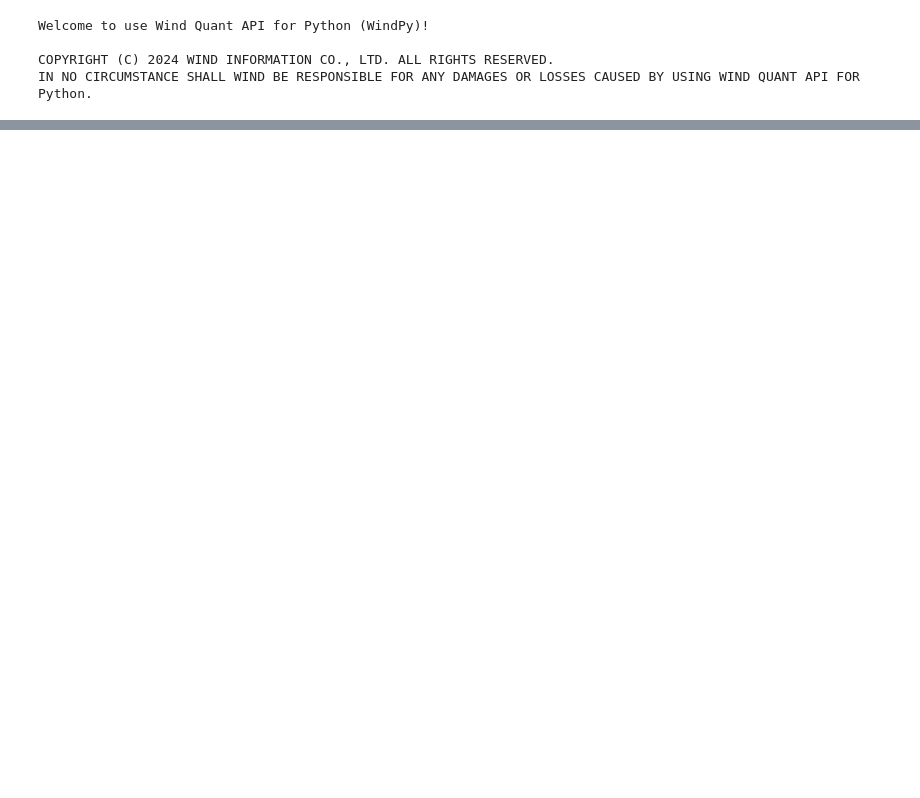
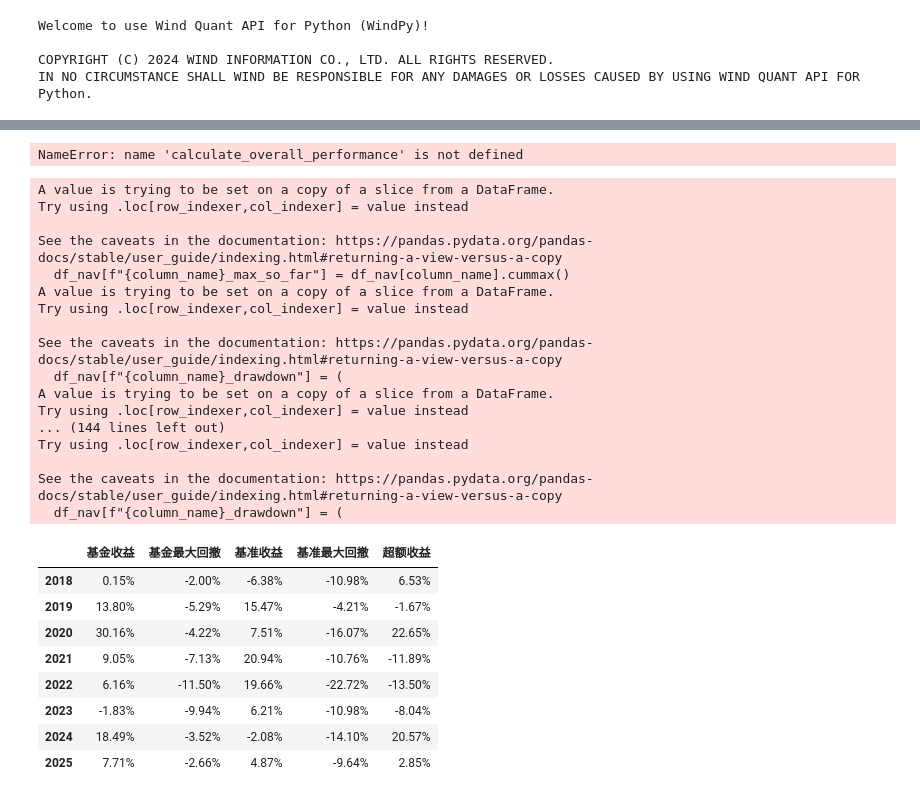
Before and after one commit to Slow-birds/Private_nav_research, a Jupyter notebook: test.ipynb, the cells around one changed output, grey strips where cells are left out. Saved outputs shown, nothing was run; the diff lists cells and outputs as text; code cells hidden in the pictures; blank space fills up the shorter version.

```diff
--- a/test.ipynb
+++ b/test.ipynb
@@ -135,0 +82,4 @@ def get_nav_ratio_table(df_nav):
+# %%
+overall_performance_dict = calculate_overall_performance(df_nav, df_drawdown, df_return)
+# %% [output]
+NameError: name 'calculate_overall_performance' is not defined
@@ -135,0 +95,71 @@ def get_nav_ratio_table(df_nav):
+# %%
+def calculate_annual_performance(df_nav: pd.DataFrame, benchmark_code: str) -> pd.DataFrame:
+    # 确保日期是datetime类型并按日期排序（避免inplace修改）
+    df_nav = df_nav.sort_values('date').copy()  # 只在需要时复制一次
+    # 获取每年最后一天的记录
+    year_end_nav = df_nav.groupby(df_nav['date'].dt.year).last()
+    # 初始化结果DataFrame
+    results = []
+    years = sorted(df_nav['date'].dt.year.unique())
+    for i, year in enumerate(years):
+        year_data = df_nav[df_nav['date'].dt.year == year]
+        # 计算年初价值
+        if i == 0:
+            fund_start = year_data['nav_adjusted'].iloc[0]
+            bench_start = year_data[benchmark_code].iloc[0]
+        else:
+            fund_start = year_end_nav.loc[years[i-1]]['nav_adjusted']
+            bench_start = year_end_nav.loc[years[i-1]][benchmark_code]
+        # 计算年末价值和收益率
+        fund_end = year_data['nav_adjusted'].iloc[-1]
+        bench_end = year_data[benchmark_code].iloc[-1]
+        fund_return = fund_end / fund_start - 1
+        bench_return = bench_end / bench_start - 1
+        excess_return = fund_return - bench_return
+        # 计算最大回撤
+        fund_mdd = get_max_drawdown(year_data, 'nav_adjusted')
+        bench_mdd = get_max_drawdown(year_data, benchmark_code)
+        results.append({
+            '分年度业绩': year,
+            '基金收益': fund_return,
+            '基金最大回撤': fund_mdd,
+            '基准收益': bench_return,
+            '基准最大回撤': bench_mdd,
+            '超额收益': excess_return
+        })
+    # 创建结果DataFrame并格式化
+    yearly_rtn = pd.DataFrame(results)
+    yearly_rtn.set_index('分年度业绩', inplace=True)
+    yearly_rtn.index.name = None
+    # 更高效的小数处理方式（避免重复round）
+    yearly_rtn = yearly_rtn.applymap(lambda x: f"{round(x, 4):.2%}")
+    return yearly_rtn
+# %%
+calculate_annual_performance(df_nav, "NH0100.NHF")
+# %% [output]
+A value is trying to be set on a copy of a slice from a DataFrame.
+Try using .loc[row_indexer,col_indexer] = value instead
+
+See the caveats in the documentation: https://pandas.pydata.org/pandas-docs/stable/user_guide/indexing.html#returning-a-view-versus-a-copy
+  df_nav[f"{column_name}_max_so_far"] = df_nav[column_name].cummax()
+A value is trying to be set on a copy of a slice from a DataFrame.
+Try using .loc[row_indexer,col_indexer] = value instead
+
+See the caveats in the documentation: https://pandas.pydata.org/pandas-docs/stable/user_guide/indexing.html#returning-a-view-versus-a-copy
+  df_nav[f"{column_name}_drawdown"] = (
+A value is trying to be set on a copy of a slice from a DataFrame.
+Try using .loc[row_indexer,col_indexer] = value instead
+... (144 lines left out)
+Try using .loc[row_indexer,col_indexer] = value instead
+
+See the caveats in the documentation: https://pandas.pydata.org/pandas-docs/stable/user_guide/indexing.html#returning-a-view-versus-a-copy
+  df_nav[f"{column_name}_drawdown"] = (
+|  | 基金收益 | 基金最大回撤 | 基准收益 | 基准最大回撤 | 超额收益 |
+| 2018 | 0.15% | -2.00% | -6.38% | -10.98% | 6.53% |
+| 2019 | 13.80% | -5.29% | 15.47% | -4.21% | -1.67% |
+| 2020 | 30.16% | -4.22% | 7.51% | -16.07% | 22.65% |
+| 2021 | 9.05% | -7.13% | 20.94% | -10.76% | -11.89% |
+| 2022 | 6.16% | -11.50% | 19.66% | -22.72% | -13.50% |
+| 2023 | -1.83% | -9.94% | 6.21% | -10.98% | -8.04% |
+| 2024 | 18.49% | -3.52% | -2.08% | -14.10% | 20.57% |
+| 2025 | 7.71% | -2.66% | 4.87% | -9.64% | 2.85% |
```
Also changed, not shown: parts of 20 cells of this notebook, 9 other files.
